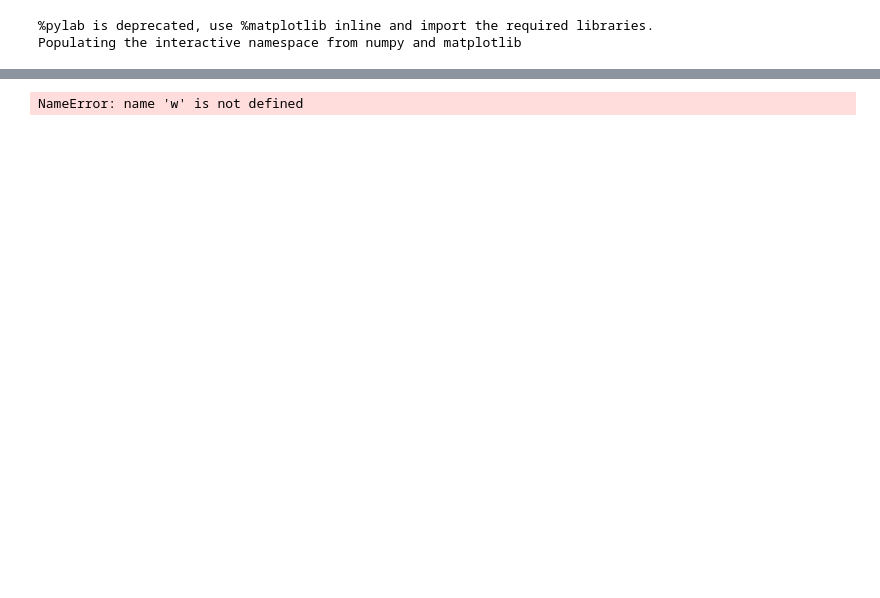
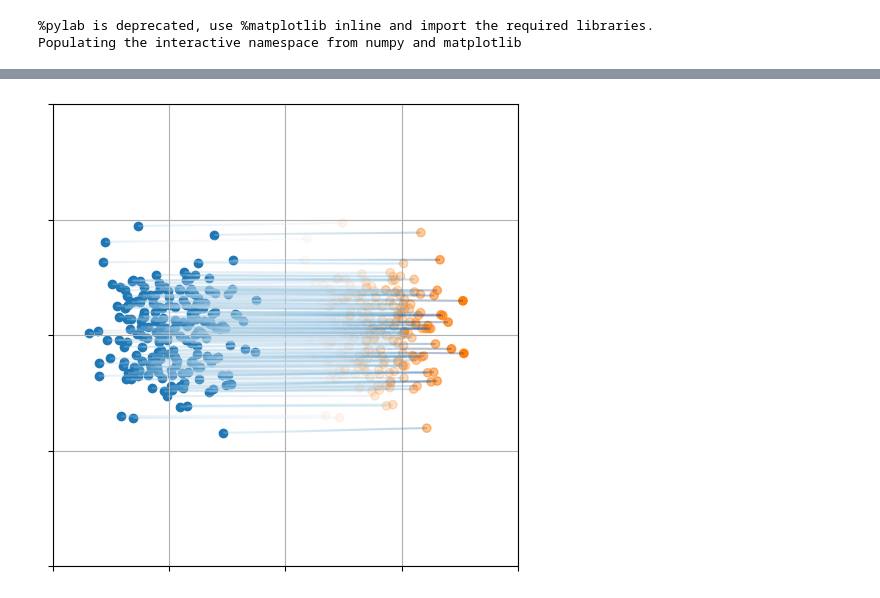
Before and after one commit to necludov/wl-mechanics, a Jupyter notebook: notebooks/visual.ipynb, the cells around one changed output, grey strips where cells are left out. Drawn from its saved outputs; the diff is of its cells as text; code cells hidden in the pictures; blank space fills up the shorter version.

```diff
--- a/notebooks/visual.ipynb
+++ b/notebooks/visual.ipynb
@@ -111,21 +116,21 @@ for i in range(100):
 # %%
 from matplotlib.collections import LineCollection
 
-n = 300
+n = N
 w_normed = w/w.max()
 figsize(6,6)
 plt.scatter(solution[:n,0,0], solution[:n,0,1], alpha=1.0)
 plt.scatter(solution[:n,-1,0], solution[:n,-1,1], alpha=w_normed[:,-1])
 for i in range(n):
   points = solution[i,::4,:].reshape(-1,1,2)
   segments = np.concatenate([points[:-1], points[1:]], axis=1)
-  lc = LineCollection(segments, cmap=plt.get_cmap('Blues'), norm=plt.Normalize(0, 1), alpha=0.3)
+  lc = LineCollection(segments, cmap=plt.get_cmap('Blues'), norm=plt.Normalize(0, 0.6), alpha=0.3)
   lc.set_array(w_normed[i,::4])
   plt.gca().add_collection(lc)
 plt.xticks(range(-2,3), [])
 plt.yticks(range(-2,3), [])
 plt.grid()
-# plt.savefig('wl-mechanics/assets/sb.pdf', bbox_inches='tight')
+# plt.savefig('wl-mechanics/assets/ubot.pdf', bbox_inches='tight')
 # %% [output]
-NameError: name 'w' is not defined
+[figure, added]
 # %%
```
Also changed, not shown: parts of 12 cells of this notebook, 21 other files.
